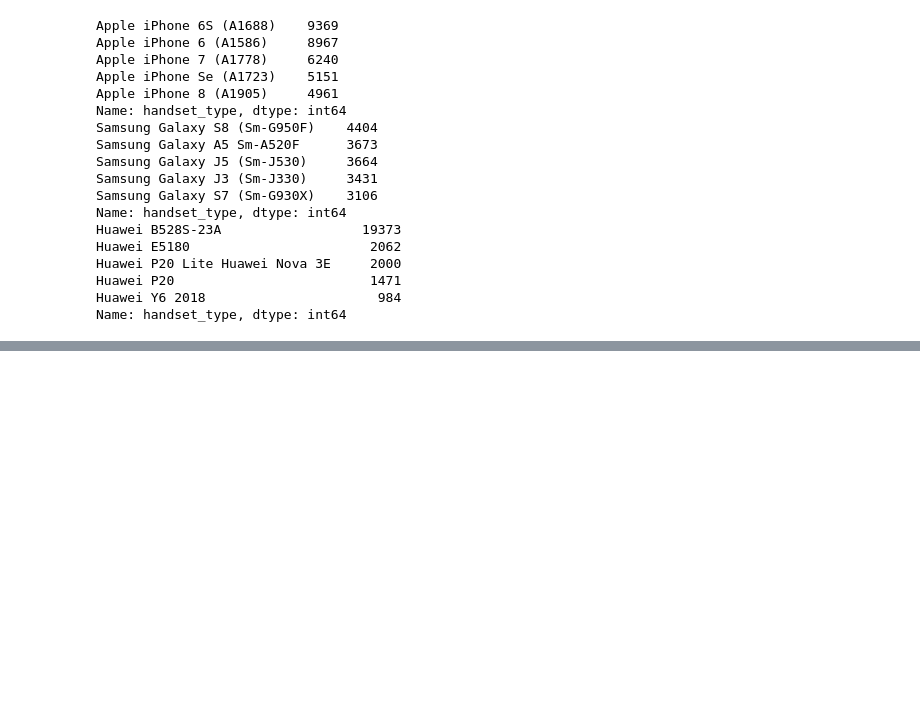
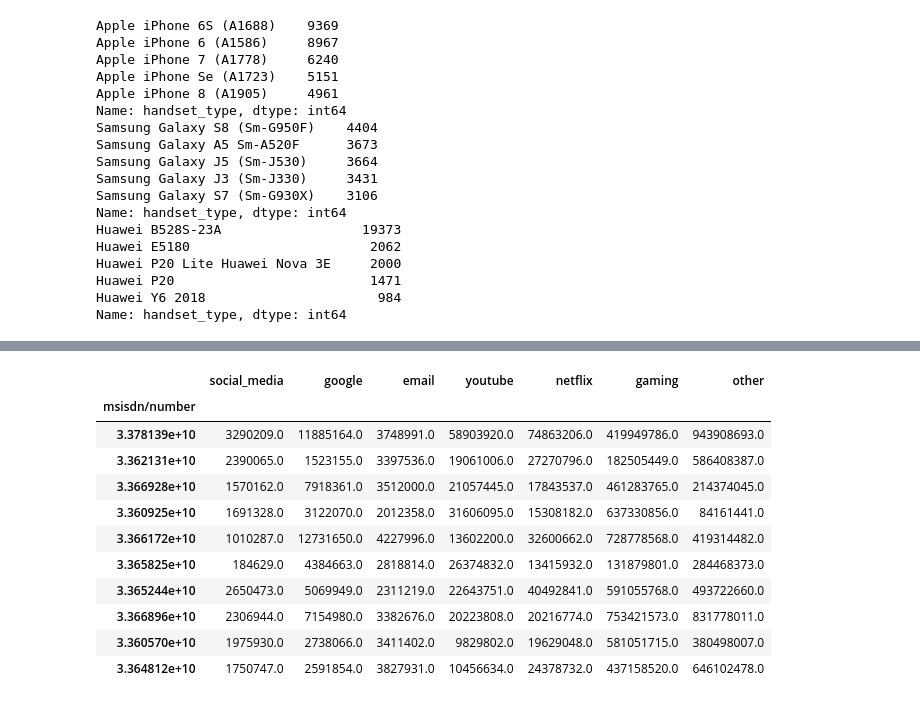
Before and after one commit to Bina-man/Telecom-Data, a Jupyter notebook: notebooks/User Overview analysis (telecom data).ipynb, the cells around one changed output, grey strips where cells are left out. Cells and saved outputs as stored; diff of their text form; code cells hidden in the pictures; blank space fills up the shorter version.

```diff
--- a/notebooks/User Overview analysis (telecom data).ipynb
+++ b/notebooks/User Overview analysis (telecom data).ipynb
@@ -110,0 +158,27 @@ Name: handset_type, dtype: int64
+# %%
+cleaned_df["social_media"] = cleaned_df["social_media_dl_(bytes)"] + cleaned_df['social_media_ul_(bytes)']
+cleaned_df["google"] = cleaned_df["google_dl_(bytes)"] + cleaned_df["google_ul_(bytes)"]
+cleaned_df['email'] = cleaned_df["email_dl_(bytes)"] + cleaned_df["email_ul_(bytes)"]
+cleaned_df['youtube'] = cleaned_df["youtube_dl_(bytes)"] + cleaned_df["youtube_ul_(bytes)"]
+cleaned_df['netflix'] = cleaned_df["netflix_dl_(bytes)"] + cleaned_df["netflix_ul_(bytes)"]
+cleaned_df["gaming"] = cleaned_df["gaming_dl_(bytes)"] + cleaned_df["gaming_ul_(bytes)"]
+cleaned_df['other']= cleaned_df["other_dl_(bytes)"]+ cleaned_df["other_ul_(bytes)"]
+cleaned_df['total_data'] = cleaned_df['total_dl_(bytes)'] + cleaned_df['total_ul_(bytes)']
+# %%
+app_total_data = cleaned_df[['msisdn/number','social_media','google',
+                             'email', 'youtube','netflix', 'gaming','other']].copy()
+# %%
+app_total_data.groupby('msisdn/number').sum().sample(10)
+# %% [output]
+|  | social_media | google | email | youtube | netflix | gaming | other |
+| msisdn/number |  |  |  |  |  |  |  |
+| 3.378139e+10 | 3290209.0 | 11885164.0 | 3748991.0 | 58903920.0 | 74863206.0 | 419949786.0 | 943908693.0 |
+| 3.362131e+10 | 2390065.0 | 1523155.0 | 3397536.0 | 19061006.0 | 27270796.0 | 182505449.0 | 586408387.0 |
+| 3.366928e+10 | 1570162.0 | 7918361.0 | 3512000.0 | 21057445.0 | 17843537.0 | 461283765.0 | 214374045.0 |
+| 3.360925e+10 | 1691328.0 | 3122070.0 | 2012358.0 | 31606095.0 | 15308182.0 | 637330856.0 | 84161441.0 |
+| 3.366172e+10 | 1010287.0 | 12731650.0 | 4227996.0 | 13602200.0 | 32600662.0 | 728778568.0 | 419314482.0 |
+| 3.365825e+10 | 184629.0 | 4384663.0 | 2818814.0 | 26374832.0 | 13415932.0 | 131879801.0 | 284468373.0 |
+| 3.365244e+10 | 2650473.0 | 5069949.0 | 2311219.0 | 22643751.0 | 40492841.0 | 591055768.0 | 493722660.0 |
+| 3.366896e+10 | 2306944.0 | 7154980.0 | 3382676.0 | 20223808.0 | 20216774.0 | 753421573.0 | 831778011.0 |
+| 3.360570e+10 | 1975930.0 | 2738066.0 | 3411402.0 | 9829802.0 | 19629048.0 | 581051715.0 | 380498007.0 |
+| 3.364812e+10 | 1750747.0 | 2591854.0 | 3827931.0 | 10456634.0 | 24378732.0 | 437158520.0 | 646102478.0 |
```
Also changed, not shown: parts of 8 cells of this notebook, 1 other file.
